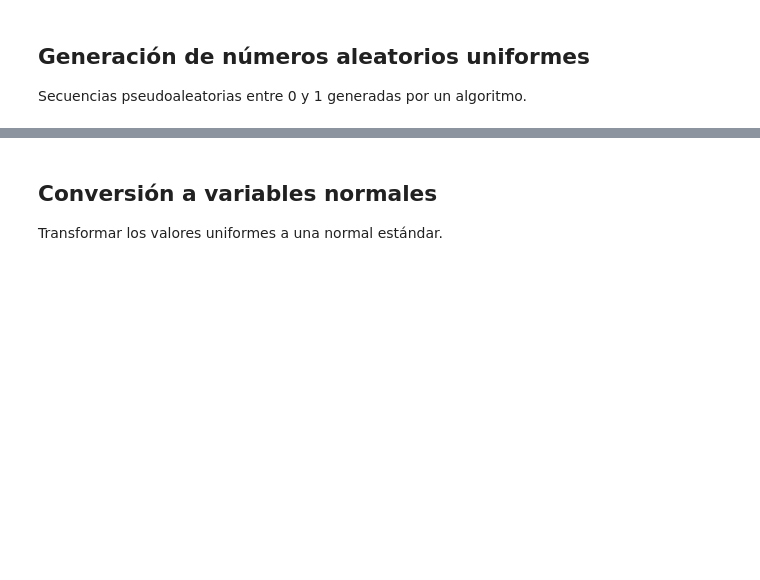
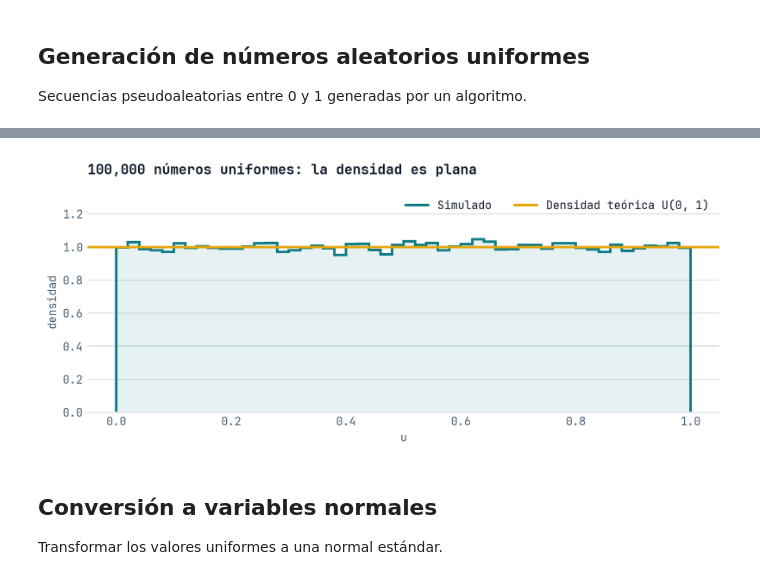
Before and after one commit to josgarciave/montecarlo-bomba-atomica-finanzas, a Jupyter notebook: notebooks/01_var.ipynb, the cells around one changed output, grey strips where cells are left out. Drawn from its saved outputs; the diff is of its cells as text; code cells hidden in the pictures; blank space fills up the shorter version.

```diff
--- a/notebooks/01_var.ipynb
+++ b/notebooks/01_var.ipynb
@@ -17,3 +80,18 @@
 ## Generación de números aleatorios uniformes
 
 Secuencias pseudoaleatorias entre 0 y 1 generadas por un algoritmo.
+# %%
+n_activos = len(TICKERS)
+rng = np.random.default_rng(SEMILLA)
+
+# Matriz N_SIM x n_activos de uniformes U(0, 1)
+U = rng.uniform(size=(N_SIM, n_activos))
+
+# Chequeo: una U(0, 1) tiene media 1/2 y varianza 1/12
+pd.DataFrame(
+    {
+        "simulado": [U.mean(), U.var(), U.min(), U.max()],
+        "teórico": [1 / 2, 1 / 12, 0, 1],
+    },
+    index=["media", "varianza", "mínimo", "máximo"],
+).round(4)
@@ -20,3 +104,7 @@ Secuencias pseudoaleatorias entre 0 y 1 generadas por un algoritmo.
+# %%
+graficas.uniformes(U[:, 0])
+# %% [output]
+[figure, added]
 # %% [markdown]
 ## Conversión a variables normales
 
```
Also changed, not shown: parts of 16 cells of this notebook, 9 other files.
